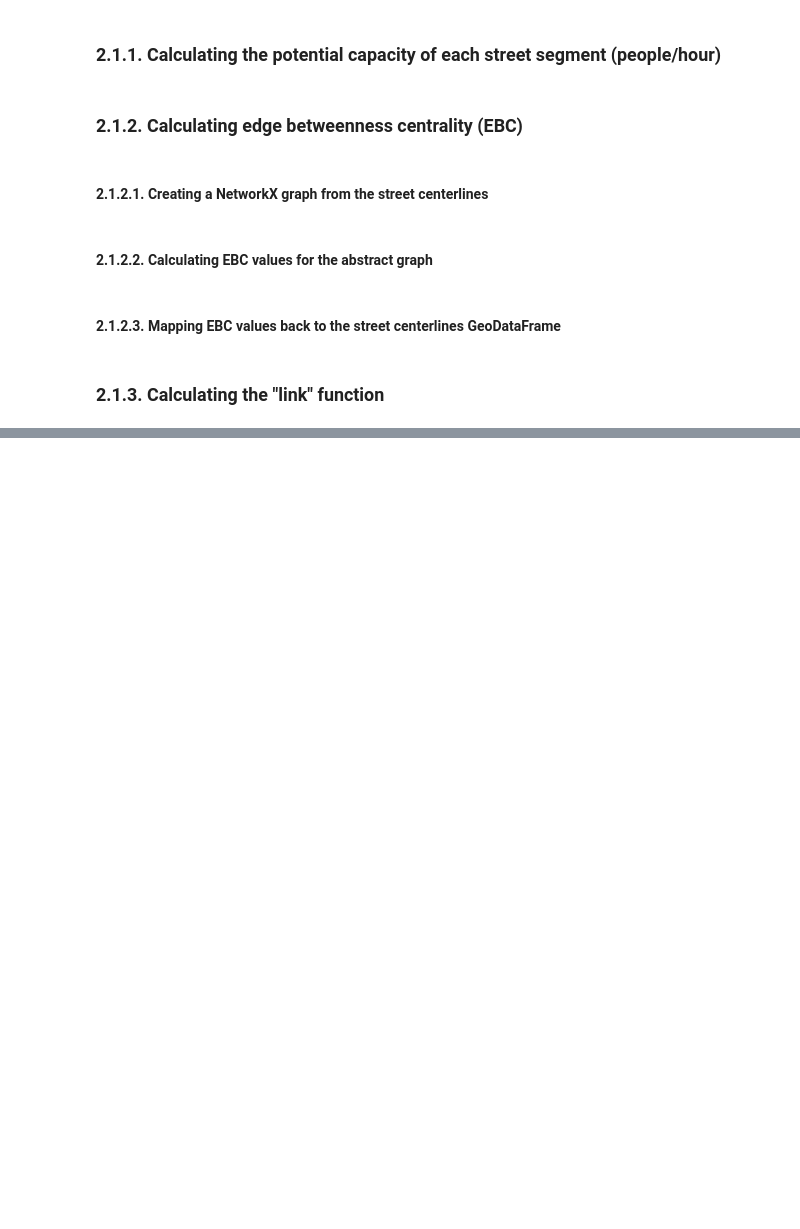
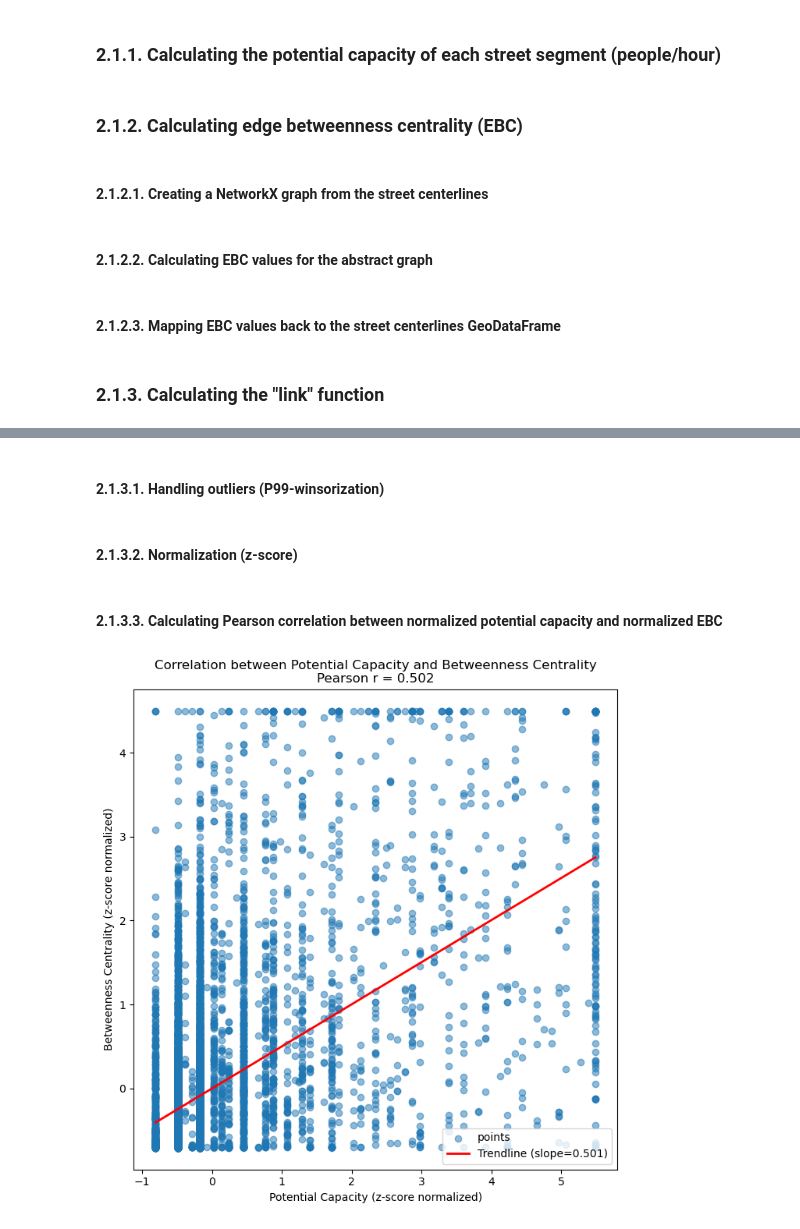
Before and after one commit to U-Shift/lp_streets, a Jupyter notebook: lp_streets.ipynb, the cells around one changed output, grey strips where cells are left out. Cells and saved outputs as stored; diff of their text form; code cells hidden in the pictures; blank space fills up the shorter version.

```diff
--- a/lp_streets.ipynb
+++ b/lp_streets.ipynb
@@ -673,7 +674,7 @@ street_lines_new = gpd.GeoDataFrame(street_lines_new, crs=street_lines.crs)
 # %% [markdown]
 Points are then interpolated every 10 meters, and at each point a perpendicular “probe” is drawn. These probes cut across the full width of the street, ensuring that even very wide boulevards intersect with the relevant original carriageways. This approach keeps the benefits of splitting (granularity for attribute assignment) while allowing probes to be generated smoothly along the entire street.
 # %%
-probe_half_length = 40   # 40 meters to each side (total 80-meter probe)
+probe_half_length = 50   # 50 meters to each side (total 100-meter probe)
 probe_spacing     = 10   # probe every 10 meters along the line
 
 # dissolve to one geometry per street_id
@@ -961,5 +962,7 @@ for (u, v, data) in street_lines_MultiGraph.edges(data=True):
     id_to_bc[sid] = edge_bc.get((u, v), edge_bc.get((v, u)))
 
 street_lines["bet_centrality"] = street_lines["street_id"].map(id_to_bc)
+
+street_lines["bet_centrality"] = street_lines["bet_centrality"].fillna(0)
 # %% [markdown]
 ### 2.1.3. Calculating the "link" function
@@ -1107,0 +969,48 @@ m.save("street_lines_pot_capacity.html")
+# %% [markdown]
+#### 2.1.3.1. Handling outliers (P99-winsorization)
+# %%
+P99_pot_capacity = street_lines["pot_capacity"].quantile(0.99)
+P99_bet_centrality = street_lines["bet_centrality"].quantile(0.99)
+
+street_lines["winsorized_pot_capacity"] = street_lines["pot_capacity"].clip(upper=P99_pot_capacity)
+street_lines["winsorized_bet_centrality"] = street_lines["bet_centrality"].clip(upper=P99_bet_centrality)
+# %% [markdown]
+#### 2.1.3.2. Normalization (z-score)
+# %%
+# Z-score normalization of winsorized potential capacity
+street_lines["z_pot_capacity"] = (
+    (street_lines["winsorized_pot_capacity"] - street_lines["winsorized_pot_capacity"].mean()) /
+    street_lines["winsorized_pot_capacity"].std()
+)
+
+# Z-score normalization of winsorized edge betweenness centrality
+street_lines["z_bet_centrality"] = (
+    (street_lines["winsorized_bet_centrality"] - street_lines["winsorized_bet_centrality"].mean()) /
+    street_lines["winsorized_bet_centrality"].std()
+)
+# %% [markdown]
+#### 2.1.3.3. Calculating Pearson correlation between normalized potential capacity and normalized EBC
+# %%
+# Calculating Pearson correlation between "z_pot_capacity" and "z_bet_centrality"
+correlation = street_lines["z_pot_capacity"].corr(street_lines["z_bet_centrality"])
+
+x = street_lines["z_pot_capacity"].astype(float)
+y = street_lines["z_bet_centrality"].astype(float)
+
+plt.figure(figsize=(8, 8))
+plt.scatter(x, y, alpha=0.5, label='points')
+
+# Add linear trendline (only if enough data)
+mask = x.notna() & y.notna()
+if mask.sum() > 1:
+    m, b = np.polyfit(x[mask], y[mask], 1)
+    xs = np.linspace(x.min(), x.max(), 100)
+    plt.plot(xs, m * xs + b, color='red', linewidth=2, label=f'Trendline (slope={m:.3f})')
+
+plt.title(f"Correlation between Potential Capacity and Betweenness Centrality\nPearson r = {correlation:.3f}")
+plt.xlabel("Potential Capacity (z-score normalized)")
+plt.ylabel("Betweenness Centrality (z-score normalized)")
+plt.legend()
+plt.show()
+# %% [output]
+[figure, added]
```
Also changed, not shown: parts of 11 cells of this notebook.
